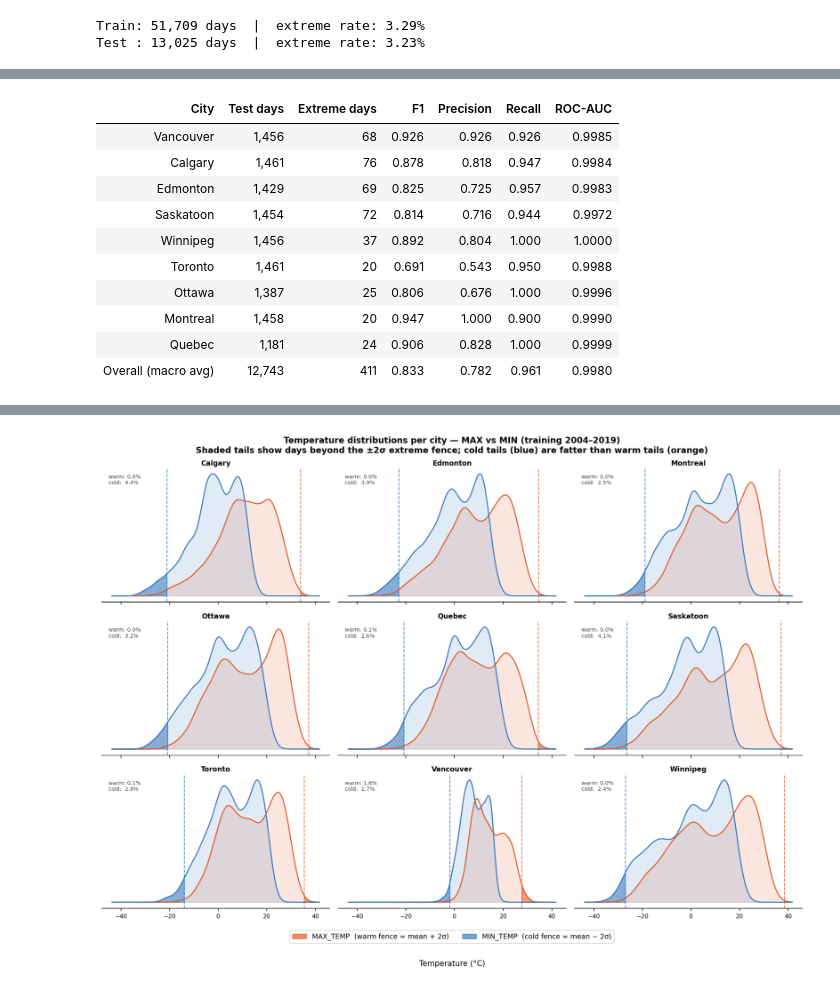
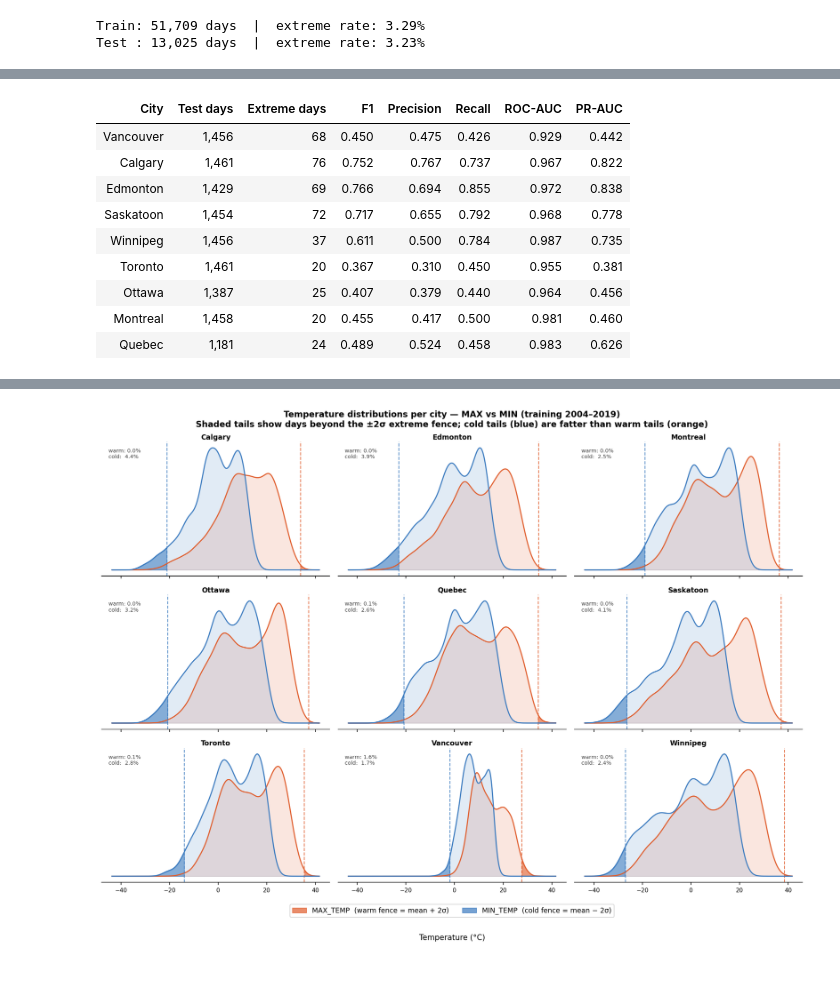
Before and after one commit to navitd/climateflow, a Jupyter notebook: notebooks/climateflow_analysis.ipynb, the cells around one changed output, grey strips where cells are left out. Cells and saved outputs as stored; diff of their text form; code cells hidden in the pictures.

```diff
--- a/notebooks/climateflow_analysis.ipynb
+++ b/notebooks/climateflow_analysis.ipynb
@@ -408,37 +501,23 @@ Test : 13,025 days  |  extreme rate: 3.23%
 # %%
 metrics = pd.read_csv(PROJ / "outputs/metrics_by_city.csv")
-
-overall = pd.DataFrame([{
-    "city": "Overall (macro avg)", "n_total": metrics["n_total"].sum(),
-    "n_extreme": metrics["n_extreme"].sum(),
-    "f1": 0.833, "precision": 0.782, "recall": 0.961, "roc_auc": 0.998,
-}])
-display_df = pd.concat([metrics, overall], ignore_index=True)
-display_df = display_df.rename(columns={
+(metrics.rename(columns={
     "city": "City", "n_total": "Test days", "n_extreme": "Extreme days",
-    "f1": "F1", "precision": "Precision", "recall": "Recall", "roc_auc": "ROC-AUC",
-})
-
-(display_df.style
-    .hide(axis="index")
-    .format({
-        "F1": "{:.3f}", "Precision": "{:.3f}", "Recall": "{:.3f}", "ROC-AUC": "{:.4f}",
-        "Test days": "{:,}", "Extreme days": "{:,}",
-    })
-    .apply(lambda row: [
-        "font-weight: bold; background-color: #f0f4ff" if row["City"].startswith("Overall") else ""
-        for _ in row
-    ], axis=1)
+    "f1": "F1", "precision": "Precision", "recall": "Recall",
+    "roc_auc": "ROC-AUC", "pr_auc": "PR-AUC",
+  })
+  .style.hide(axis="index")
+  .format({"F1": "{:.3f}", "Precision": "{:.3f}", "Recall": "{:.3f}",
+           "ROC-AUC": "{:.3f}", "PR-AUC": "{:.3f}",
+           "Test days": "{:,}", "Extreme days": "{:,}"})
 )
 # %% [output]
-| City | Test days | Extreme days | F1 | Precision | Recall | ROC-AUC |
-| Vancouver | 1,456 | 68 | 0.926 | 0.926 | 0.926 | 0.9985 |
-| Calgary | 1,461 | 76 | 0.878 | 0.818 | 0.947 | 0.9984 |
-| Edmonton | 1,429 | 69 | 0.825 | 0.725 | 0.957 | 0.9983 |
-| Saskatoon | 1,454 | 72 | 0.814 | 0.716 | 0.944 | 0.9972 |
-| Winnipeg | 1,456 | 37 | 0.892 | 0.804 | 1.000 | 1.0000 |
-| Toronto | 1,461 | 20 | 0.691 | 0.543 | 0.950 | 0.9988 |
-| Ottawa | 1,387 | 25 | 0.806 | 0.676 | 1.000 | 0.9996 |
-| Montreal | 1,458 | 20 | 0.947 | 1.000 | 0.900 | 0.9990 |
-| Quebec | 1,181 | 24 | 0.906 | 0.828 | 1.000 | 0.9999 |
-| Overall (macro avg) | 12,743 | 411 | 0.833 | 0.782 | 0.961 | 0.9980 |
+| City | Test days | Extreme days | F1 | Precision | Recall | ROC-AUC | PR-AUC |
+| Vancouver | 1,456 | 68 | 0.450 | 0.475 | 0.426 | 0.929 | 0.442 |
+| Calgary | 1,461 | 76 | 0.752 | 0.767 | 0.737 | 0.967 | 0.822 |
+| Edmonton | 1,429 | 69 | 0.766 | 0.694 | 0.855 | 0.972 | 0.838 |
+| Saskatoon | 1,454 | 72 | 0.717 | 0.655 | 0.792 | 0.968 | 0.778 |
+| Winnipeg | 1,456 | 37 | 0.611 | 0.500 | 0.784 | 0.987 | 0.735 |
+| Toronto | 1,461 | 20 | 0.367 | 0.310 | 0.450 | 0.955 | 0.381 |
+| Ottawa | 1,387 | 25 | 0.407 | 0.379 | 0.440 | 0.964 | 0.456 |
+| Montreal | 1,458 | 20 | 0.455 | 0.417 | 0.500 | 0.981 | 0.460 |
+| Quebec | 1,181 | 24 | 0.489 | 0.524 | 0.458 | 0.983 | 0.626 |
```
Also changed, not shown: parts of 20 cells of this notebook, 17 other files.
